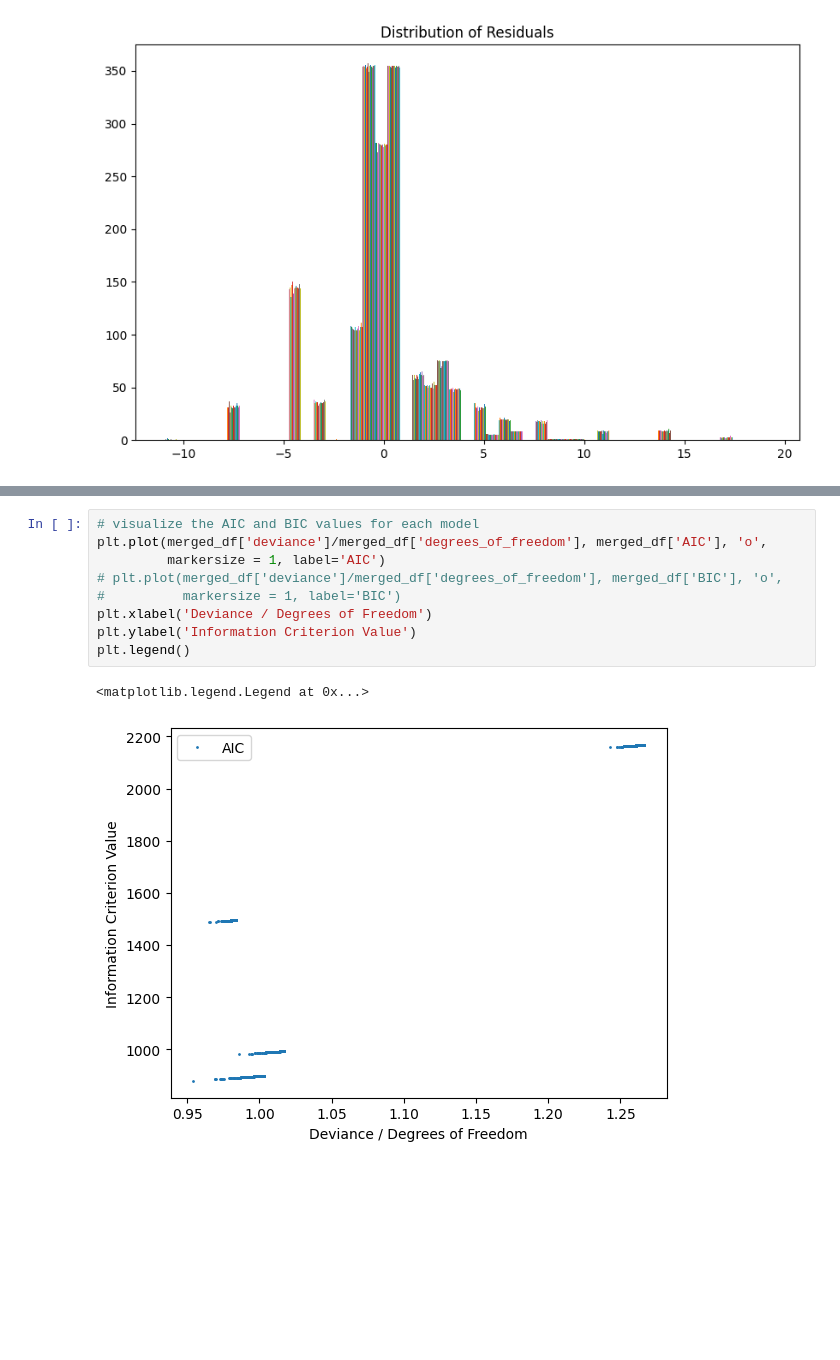
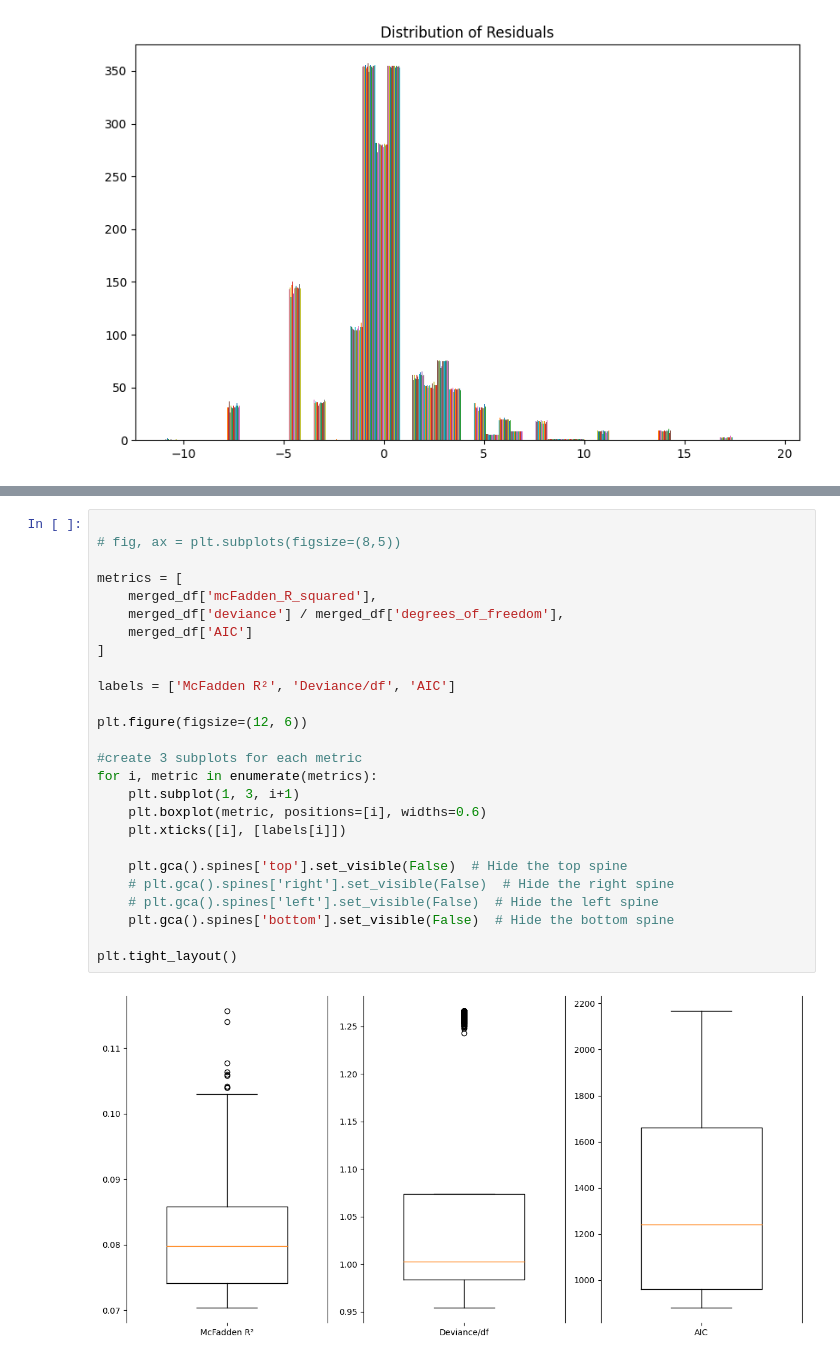
Before and after one commit to angeloodr/INPD-neuroimage-cape, a Jupyter notebook: code/seed-to-roi-2nd-level.ipynb, the cells around one changed output, grey strips where cells are left out. Drawn from its saved outputs; the diff is of its cells as text; blank space fills up the shorter version.

```diff
--- a/code/seed-to-roi-2nd-level.ipynb
+++ b/code/seed-to-roi-2nd-level.ipynb
@@ -381,12 +373,28 @@ Text(0, 0.5, "McFadden's R-squared")
-# %%
-# visualize the AIC and BIC values for each model
-plt.plot(merged_df['deviance']/merged_df['degrees_of_freedom'], merged_df['AIC'], 'o',
-         markersize = 1, label='AIC')
-# plt.plot(merged_df['deviance']/merged_df['degrees_of_freedom'], merged_df['BIC'], 'o',
-#          markersize = 1, label='BIC')
-plt.xlabel('Deviance / Degrees of Freedom')
-plt.ylabel('Information Criterion Value')
-plt.legend()
-# %% [output]
-<matplotlib.legend.Legend at 0x...>
-[figure, removed]
+# %%
+
+# fig, ax = plt.subplots(figsize=(8,5))
+
+metrics = [
+    merged_df['mcFadden_R_squared'],
+    merged_df['deviance'] / merged_df['degrees_of_freedom'],
+    merged_df['AIC']
+]
+
+labels = ['McFadden R²', 'Deviance/df', 'AIC']
+
+plt.figure(figsize=(12, 6))
+
+#create 3 subplots for each metric
+for i, metric in enumerate(metrics):
+    plt.subplot(1, 3, i+1)
+    plt.boxplot(metric, positions=[i], widths=0.6)
+    plt.xticks([i], [labels[i]])
+
+    plt.gca().spines['top'].set_visible(False)  # Hide the top spine
+    # plt.gca().spines['right'].set_visible(False)  # Hide the right spine
+    # plt.gca().spines['left'].set_visible(False)  # Hide the left spine
+    plt.gca().spines['bottom'].set_visible(False)  # Hide the bottom spine
+
+plt.tight_layout()
+# %% [output]
+[figure, added]
```
Also changed, not shown: parts of 2 cells of this notebook, 1 other file.
